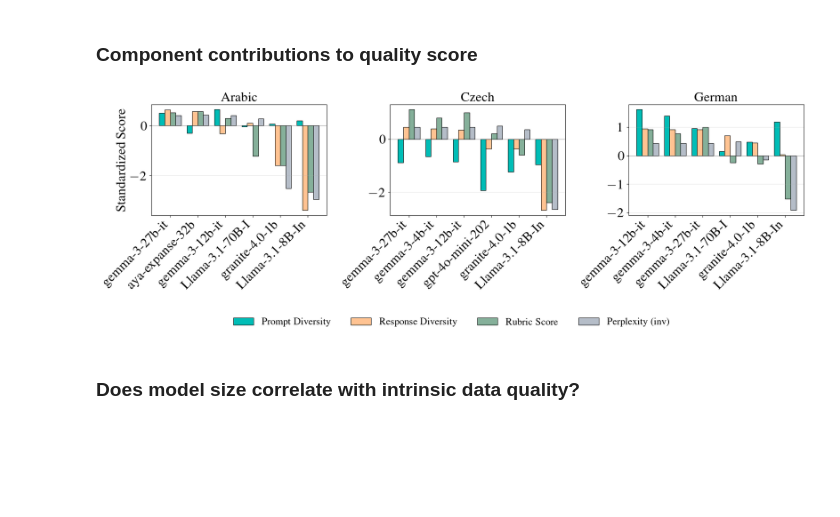
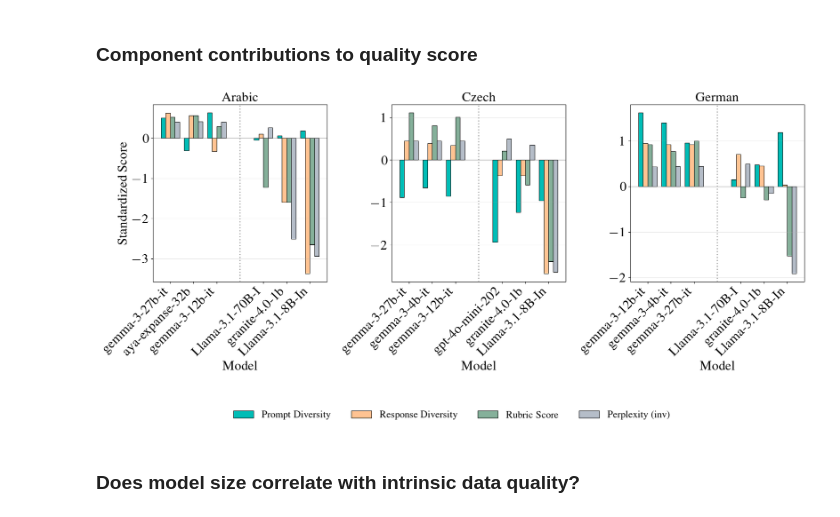
Before and after one commit to ljvmiranda921/polyglot-teachers, a Jupyter notebook: notebooks/2025-11-24-data-quality-metrics/02_visualize_quality_metrics.ipynb, the cells around one changed output. Drawn from its saved outputs; the diff is of its cells as text; code cells hidden in the pictures; blank space fills up the shorter version.

```diff
--- a/notebooks/2025-11-24-data-quality-metrics/02_visualize_quality_metrics.ipynb
+++ b/notebooks/2025-11-24-data-quality-metrics/02_visualize_quality_metrics.ipynb
@@ -120,7 +120,7 @@ df_components["model"] = df_sorted["model"].values
 df_components["language"] = df_sorted["language"].values
 df_components["quality_score"] = df_sorted["quality_score"].values
 
-fig, axes = plt.subplots(1, 3, figsize=(18, 5.5))
+fig, axes = plt.subplots(1, 3, figsize=(18, 7.5))
 
 languages = ["ar", "cs", "de"]
 language_names = {"ar": "Arabic", "cs": "Czech", "de": "German"}
@@ -138,7 +138,7 @@ for idx, (lang, ax) in enumerate(zip(languages, axes)):
     )
     selected = pd.concat([lang_df.head(3), lang_df.tail(3)]).reset_index(drop=True)
 
-    x = np.arange(len(selected))
+    x = np.array([0, 1, 2, 4, 5, 6])
     width = 0.2
 
     for i, (metric, color) in enumerate(zip(metrics, colors)):
@@ -151,34 +151,37 @@ for idx, (lang, ax) in enumerate(zip(languages, axes)):
             color=color,
             edgecolor="black",
             linewidth=0.8,
         )
 
     ax.axhline(y=0, color="black", linestyle="-", linewidth=0.8, alpha=0.3)
+    ax.axvline(x=3, color="gray", linestyle=":", linewidth=2, alpha=0.7)
+
     ax.set_title(language_names[lang])
+    ax.set_xlabel("Model")
     ax.set_xticks(x)
     ax.set_xticklabels(
         [row["model"].split("/")[-1][:15] for _, row in selected.iterrows()],
         rotation=45,
         ha="right",
     )
     ax.set_ylabel("Standardized Score" if idx == 0 else "")
     ax.grid(True, alpha=0.3, axis="y")
 
 fig.legend(
     *axes[2].get_legend_handles_labels(),
     frameon=False,
     loc="lower center",
     bbox_to_anchor=(0.5, -0.15),
     ncol=4,
     fontsize=18,
 )
 
 plt.tight_layout()
 fig.savefig("figures/component_contributions_by_language.png", dpi=300, bbox_inches="tight")  # fmt: skip
 
 plt.show()
 # %% [output]
-[figure, old version]
+[figure, new version]
 # %% [markdown]
 ### Does model size correlate with intrinsic data quality?
 # %%
```
Also changed, not shown: 1 other file.
